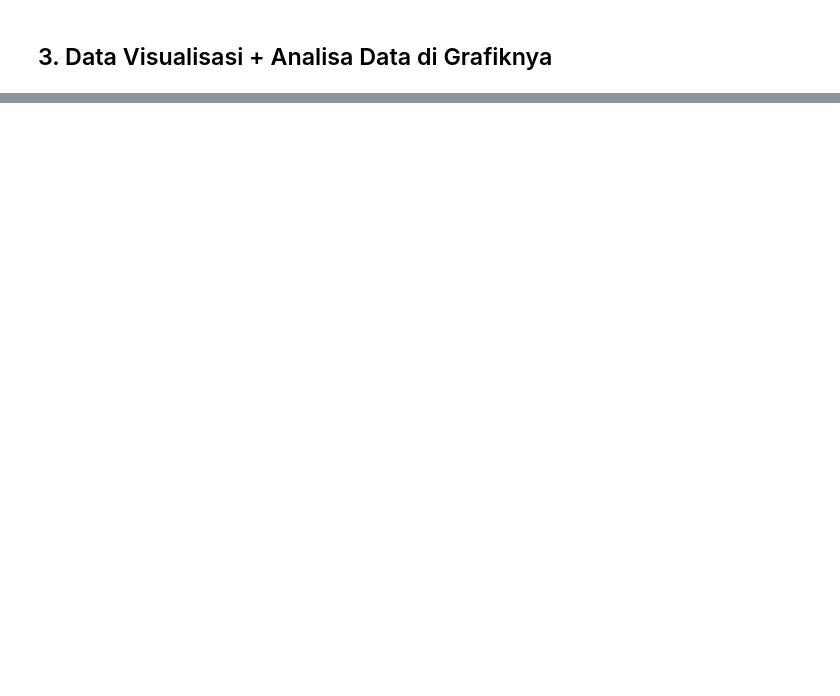
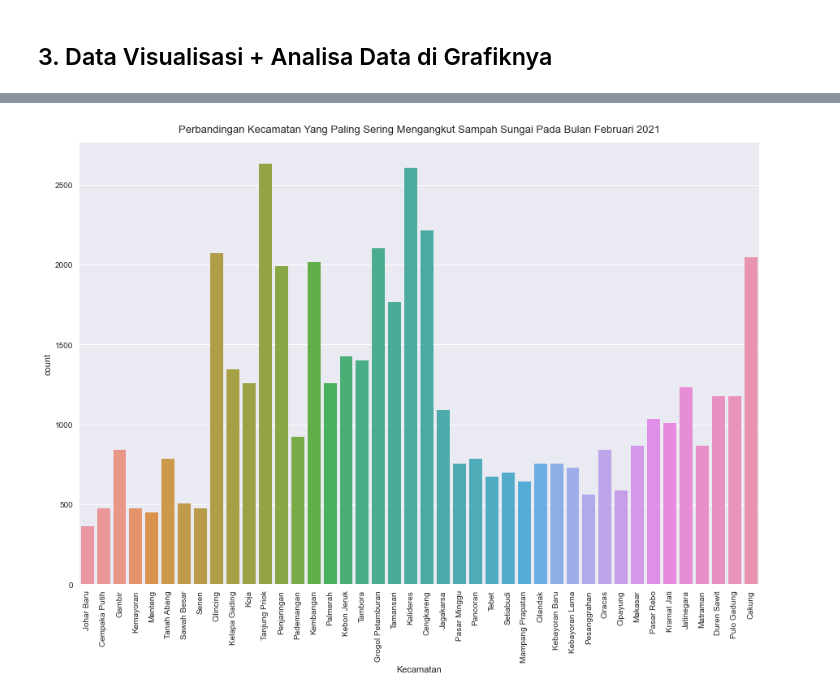
Before and after one commit to pramudianzaheka92/ProjectTugasAkhir, a Jupyter notebook: 2 - 2021/Prediksi Tingkat Pengangkutan Volume Sampah di Bulan Februari 2021.ipynb, the cells around one changed output, grey strips where cells are left out. Drawn from its saved outputs; the diff is of its cells as text; code cells hidden in the pictures; blank space fills up the shorter version.

```diff
--- a/2 - 2021/Prediksi Tingkat Pengangkutan Volume Sampah di Bulan Februari 2021.ipynb
+++ b/2 - 2021/Prediksi Tingkat Pengangkutan Volume Sampah di Bulan Februari 2021.ipynb
@@ -421,0 +425,10 @@ Terdapat 1.596 nilai outliers yang ada di kolom "Panjang/Luas". Hal ini sangat j
+# %%
+# Melihat perbandingan antar kecamatan dalam hal pengangkutan sampah yang ada di Provinsi DKI Jakarta
+plt.figure(figsize=(15, 10))
+plt.xticks(rotation=90)
+
+sns.countplot(x="Kecamatan", data=data_februari)
+plt.title("Perbandingan Kecamatan Yang Paling Sering Mengangkut Sampah Sungai Pada Bulan Februari 2021", fontsize=13, pad=13)
+plt.show()
+# %% [output]
+[figure, added]
```
Also changed, not shown: parts of 22 cells of this notebook.
